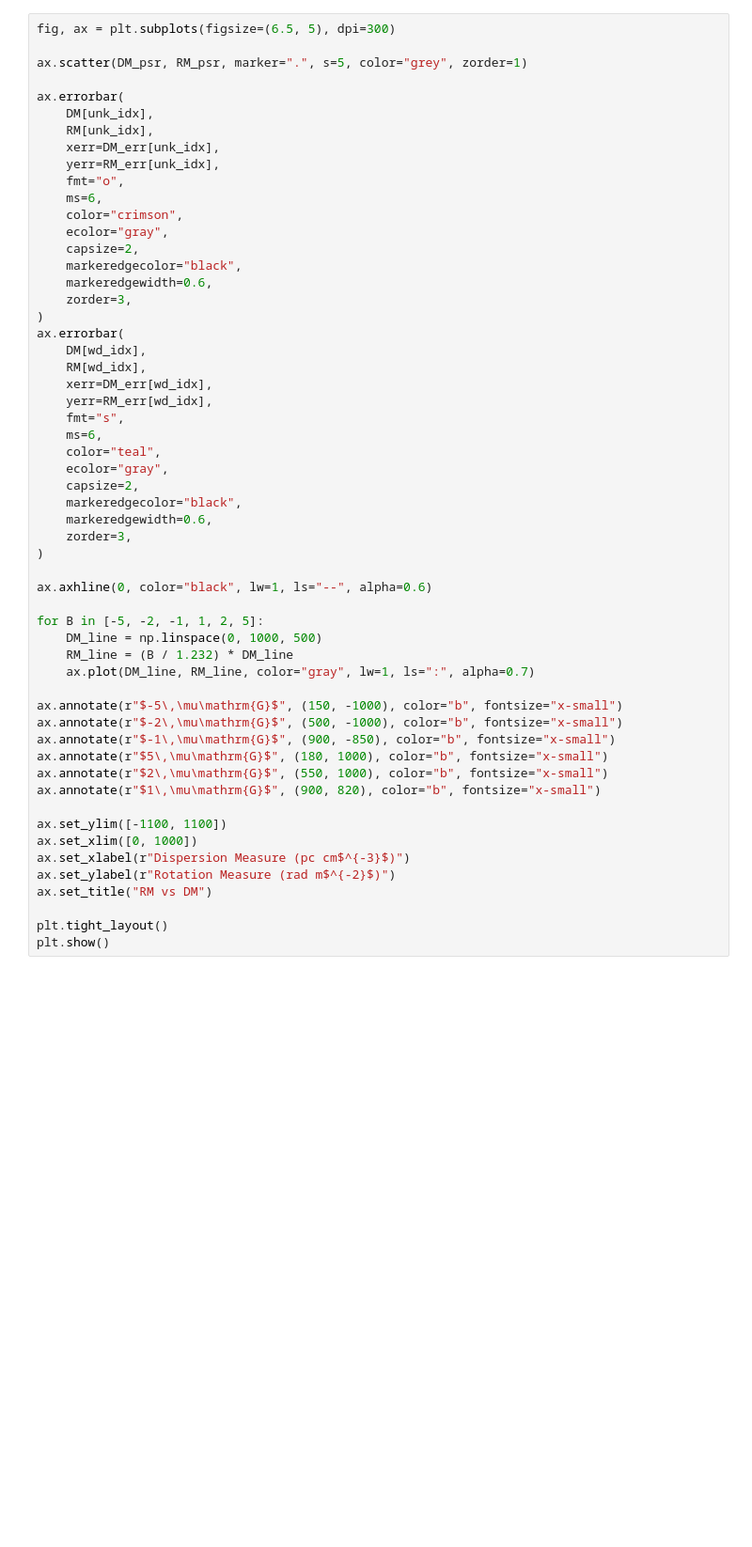
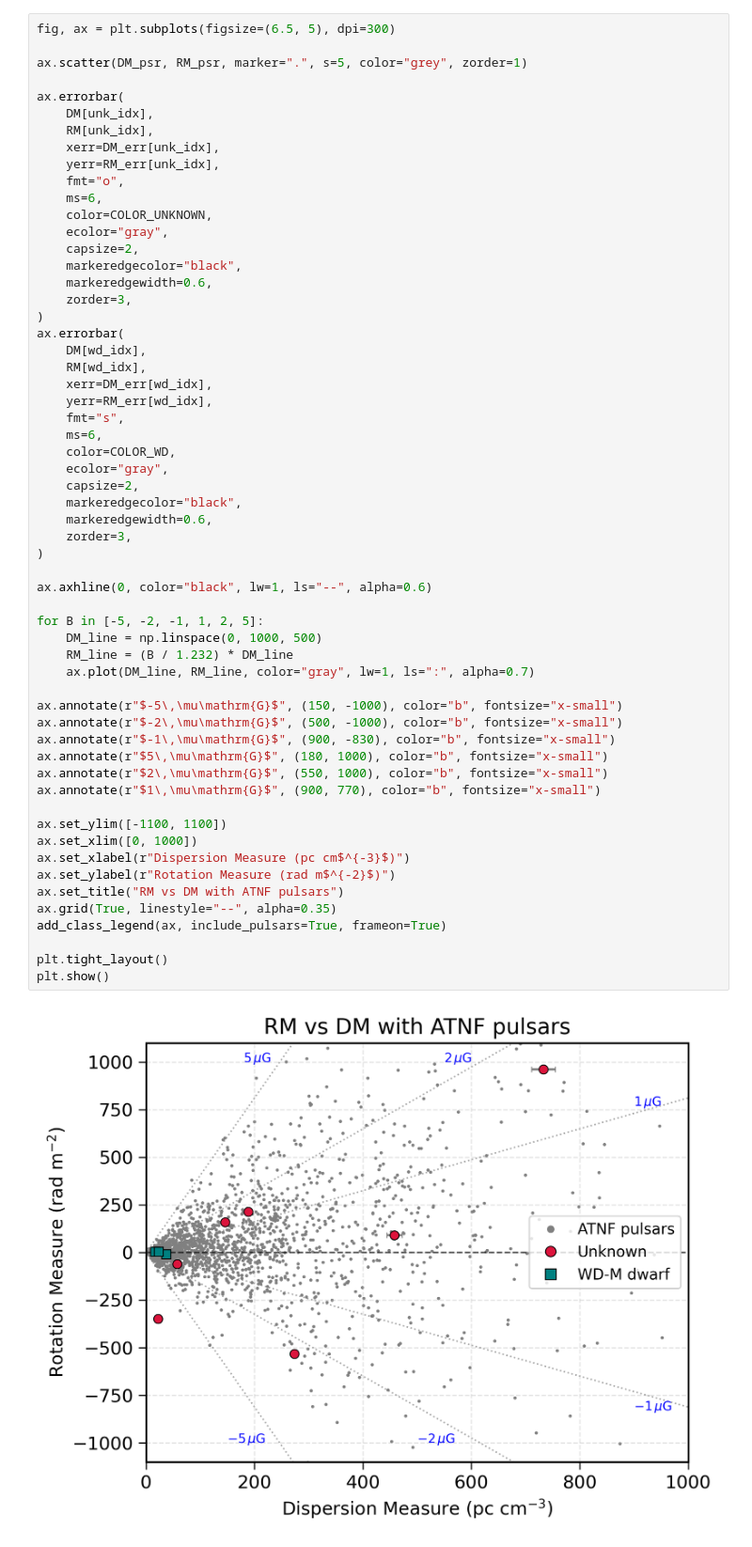
Before and after one commit to PSR-Jake/lptcat, a Jupyter notebook: LPT_plots.ipynb, the cells around one changed output. Shown at 94% size. Saved outputs shown, nothing was run; the diff lists cells and outputs as text; blank space fills up the shorter version.

```diff
--- a/LPT_plots.ipynb
+++ b/LPT_plots.ipynb
@@ -269,7 +318,7 @@ ax.errorbar(
     yerr=RM_err[unk_idx],
     fmt="o",
     ms=6,
-    color="crimson",
+    color=COLOR_UNKNOWN,
     ecolor="gray",
     capsize=2,
     markeredgecolor="black",
@@ -282,35 +331,39 @@ ax.errorbar(
     xerr=DM_err[wd_idx],
     yerr=RM_err[wd_idx],
     fmt="s",
     ms=6,
-    color="teal",
+    color=COLOR_WD,
     ecolor="gray",
     capsize=2,
     markeredgecolor="black",
     markeredgewidth=0.6,
     zorder=3,
 )
 
 ax.axhline(0, color="black", lw=1, ls="--", alpha=0.6)
 
 for B in [-5, -2, -1, 1, 2, 5]:
     DM_line = np.linspace(0, 1000, 500)
     RM_line = (B / 1.232) * DM_line
     ax.plot(DM_line, RM_line, color="gray", lw=1, ls=":", alpha=0.7)
 
 ax.annotate(r"$-5\,\mu\mathrm{G}$", (150, -1000), color="b", fontsize="x-small")
 ax.annotate(r"$-2\,\mu\mathrm{G}$", (500, -1000), color="b", fontsize="x-small")
-ax.annotate(r"$-1\,\mu\mathrm{G}$", (900, -850), color="b", fontsize="x-small")
+ax.annotate(r"$-1\,\mu\mathrm{G}$", (900, -830), color="b", fontsize="x-small")
 ax.annotate(r"$5\,\mu\mathrm{G}$", (180, 1000), color="b", fontsize="x-small")
 ax.annotate(r"$2\,\mu\mathrm{G}$", (550, 1000), color="b", fontsize="x-small")
-ax.annotate(r"$1\,\mu\mathrm{G}$", (900, 820), color="b", fontsize="x-small")
+ax.annotate(r"$1\,\mu\mathrm{G}$", (900, 770), color="b", fontsize="x-small")
 
 ax.set_ylim([-1100, 1100])
 ax.set_xlim([0, 1000])
 ax.set_xlabel(r"Dispersion Measure (pc cm$^{-3}$)")
 ax.set_ylabel(r"Rotation Measure (rad m$^{-2}$)")
-ax.set_title("RM vs DM")
+ax.set_title("RM vs DM with ATNF pulsars")
+ax.grid(True, linestyle="--", alpha=0.35)
+add_class_legend(ax, include_pulsars=True, frameon=True)
 
 plt.tight_layout()
 plt.show()
+# %% [output]
+[figure, added]
 # %% [markdown]
```
Also changed, not shown: parts of 14 cells of this notebook.
